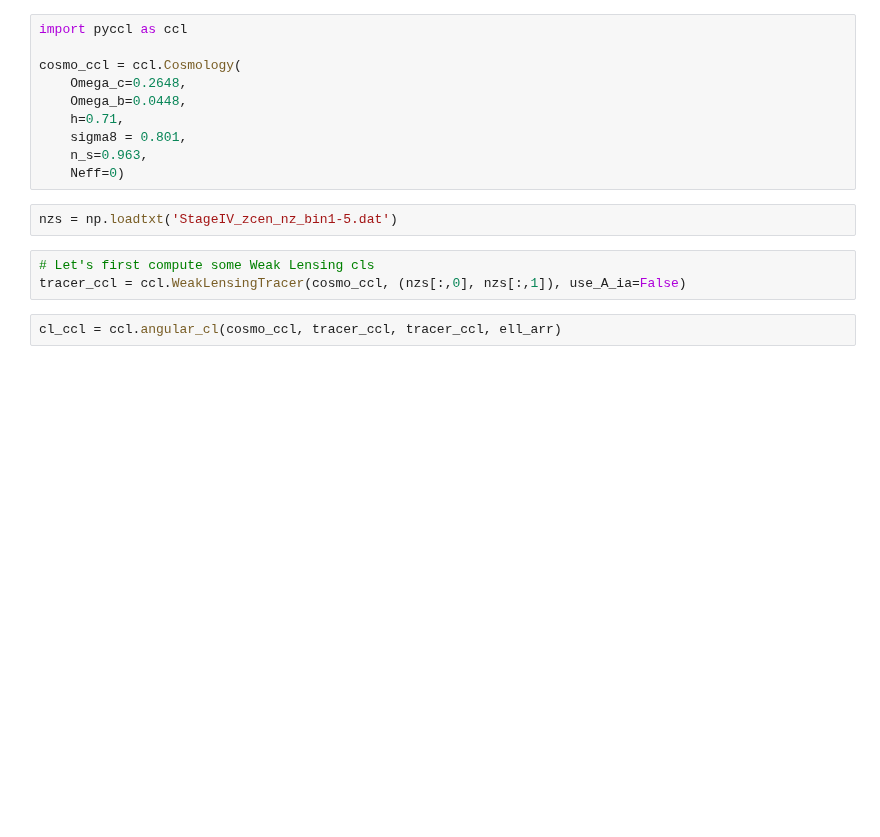
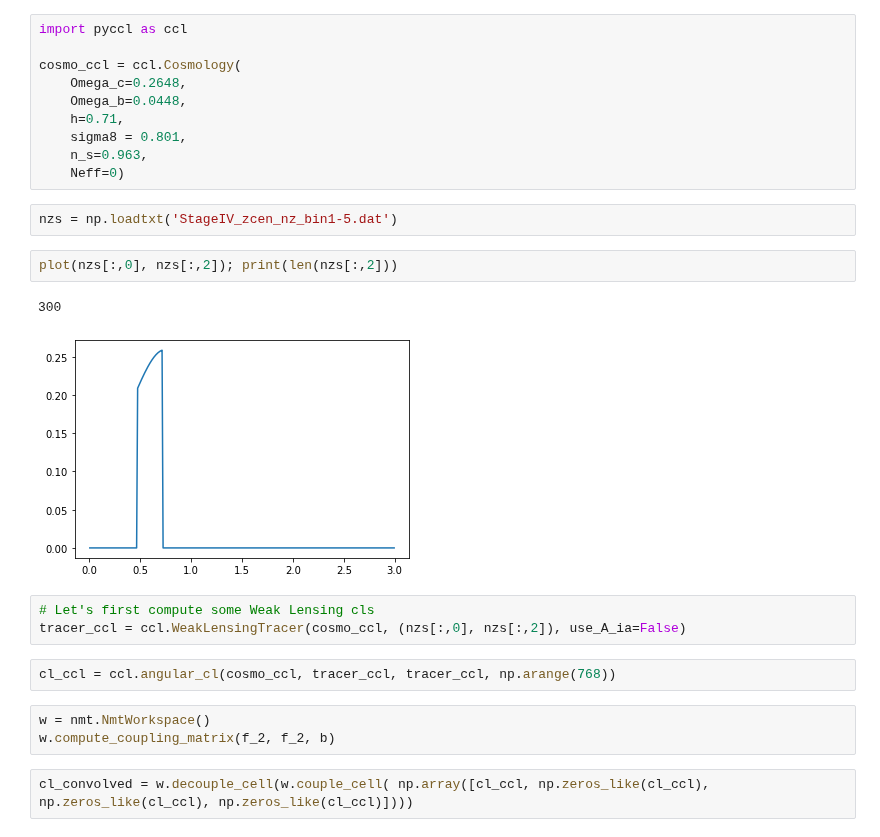
Before and after one commit to LSSTDESC/SkySim5000_IA_infusion, a Jupyter notebook: NaMaster.ipynb, the cells around one changed output. Saved outputs shown, nothing was run; the diff lists cells and outputs as text; blank space fills up the shorter version.

```diff
--- a/NaMaster.ipynb
+++ b/NaMaster.ipynb
@@ -78,9 +87,19 @@ cosmo_ccl = ccl.Cosmology(
     Neff=0)
 # %%
 nzs = np.loadtxt('StageIV_zcen_nz_bin1-5.dat')
+# %%
+plot(nzs[:,0], nzs[:,2]); print(len(nzs[:,2]))
+# %% [output]
+300
+[figure, added]
 # %%
 # Let's first compute some Weak Lensing cls
-tracer_ccl = ccl.WeakLensingTracer(cosmo_ccl, (nzs[:,0], nzs[:,1]), use_A_ia=False)
+tracer_ccl = ccl.WeakLensingTracer(cosmo_ccl, (nzs[:,0], nzs[:,2]), use_A_ia=False)
 # %%
-cl_ccl = ccl.angular_cl(cosmo_ccl, tracer_ccl, tracer_ccl, ell_arr)
+cl_ccl = ccl.angular_cl(cosmo_ccl, tracer_ccl, tracer_ccl, np.arange(768))
+# %%
+w = nmt.NmtWorkspace()
+w.compute_coupling_matrix(f_2, f_2, b)
+# %%
+cl_convolved = w.decouple_cell(w.couple_cell( np.array([cl_ccl, np.zeros_like(cl_ccl), np.zeros_like(cl_ccl), np.zeros_like(cl_ccl)])))
 # %%
```
Also changed, not shown: parts of 8 cells of this notebook.
